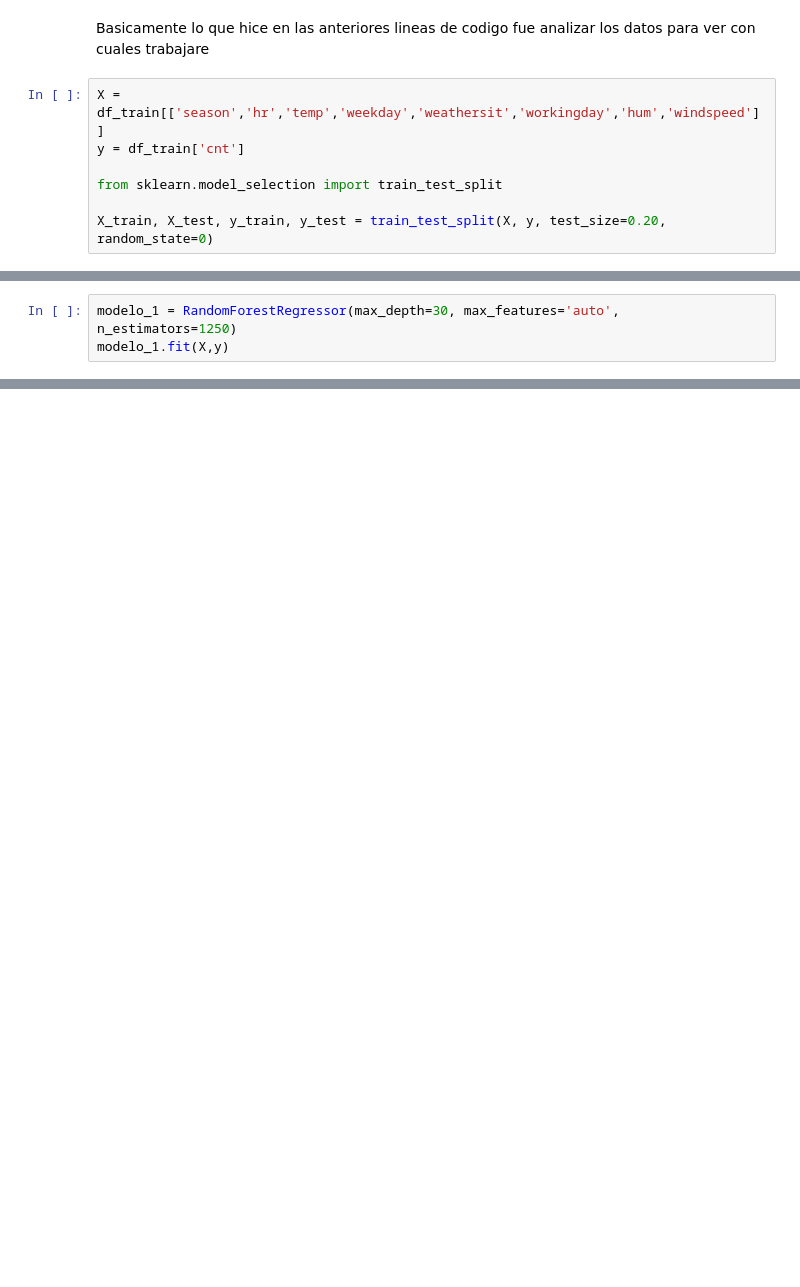
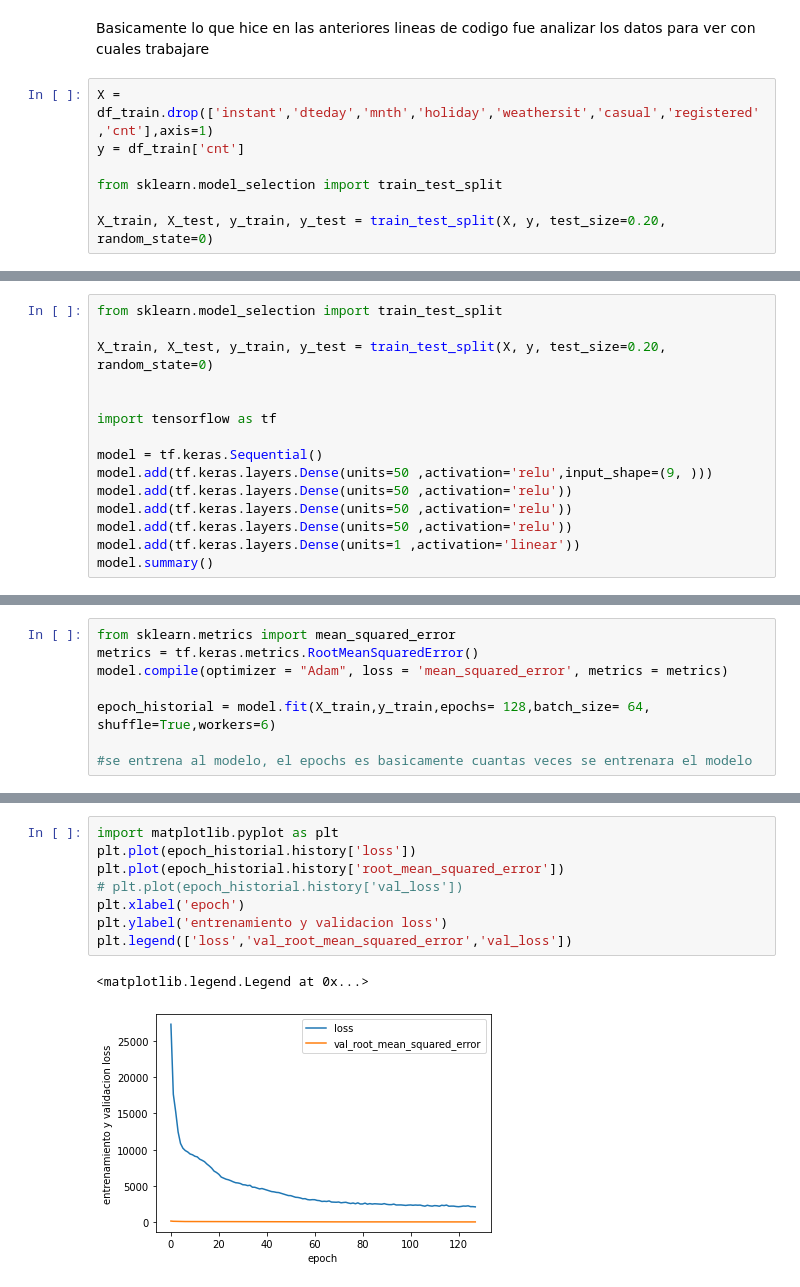
Before and after one commit to luqui5/Datathon, a Jupyter notebook: LucasSanchez.ipynb, the cells around one changed output, grey strips where cells are left out. Drawn from its saved outputs; the diff is of its cells as text; blank space fills up the shorter version.

```diff
--- a/LucasSanchez.ipynb
+++ b/LucasSanchez.ipynb
@@ -39,7 +39,7 @@ df_train.corr()
 # %% [markdown]
 Basicamente lo que hice en las anteriores lineas de codigo fue analizar los datos para ver con cuales trabajare
 # %%
-X = df_train[['season','hr','temp','weekday','weathersit','workingday','hum','windspeed']]
+X = df_train.drop(['instant','dteday','mnth','holiday','weathersit','casual','registered','cnt'],axis=1)
 y = df_train['cnt']
 
 from sklearn.model_selection import train_test_split
@@ -74,3 +47,0 @@ RandomForestRegressor(max_depth=30, max_features='auto', n_estimators=1250)
-# %%
-modelo_1 = RandomForestRegressor(max_depth=30, max_features='auto', n_estimators=1250)
-modelo_1.fit(X,y)
@@ -108,0 +52,15 @@ y_datos_pred = modelo_1.predict(X_datos_test)
+# %%
+from sklearn.model_selection import train_test_split
+
+X_train, X_test, y_train, y_test = train_test_split(X, y, test_size=0.20, random_state=0)
+
+
+import tensorflow as tf
+
+model = tf.keras.Sequential()
+model.add(tf.keras.layers.Dense(units=50 ,activation='relu',input_shape=(9, )))
+model.add(tf.keras.layers.Dense(units=50 ,activation='relu'))
+model.add(tf.keras.layers.Dense(units=50 ,activation='relu'))
+model.add(tf.keras.layers.Dense(units=50 ,activation='relu'))
+model.add(tf.keras.layers.Dense(units=1 ,activation='linear'))
+model.summary()
@@ -108,0 +87,8 @@ y_datos_pred = modelo_1.predict(X_datos_test)
+# %%
+from sklearn.metrics import mean_squared_error
+metrics = tf.keras.metrics.RootMeanSquaredError()
+model.compile(optimizer = "Adam", loss = 'mean_squared_error', metrics = metrics)
+
+epoch_historial = model.fit(X_train,y_train,epochs= 128,batch_size= 64, shuffle=True,workers=6)
+
+#se entrena al modelo, el epochs es basicamente cuantas veces se entrenara el modelo
@@ -108,0 +117,11 @@ y_datos_pred = modelo_1.predict(X_datos_test)
+# %%
+import matplotlib.pyplot as plt
+plt.plot(epoch_historial.history['loss'])
+plt.plot(epoch_historial.history['root_mean_squared_error'])
+# plt.plot(epoch_historial.history['val_loss'])
+plt.xlabel('epoch')
+plt.ylabel('entrenamiento y validacion loss')
+plt.legend(['loss','val_root_mean_squared_error','val_loss'])
+# %% [output]
+<matplotlib.legend.Legend at 0x...>
+[figure, added]
```
Also changed, not shown: parts of 19 cells of this notebook, 1 other file.
